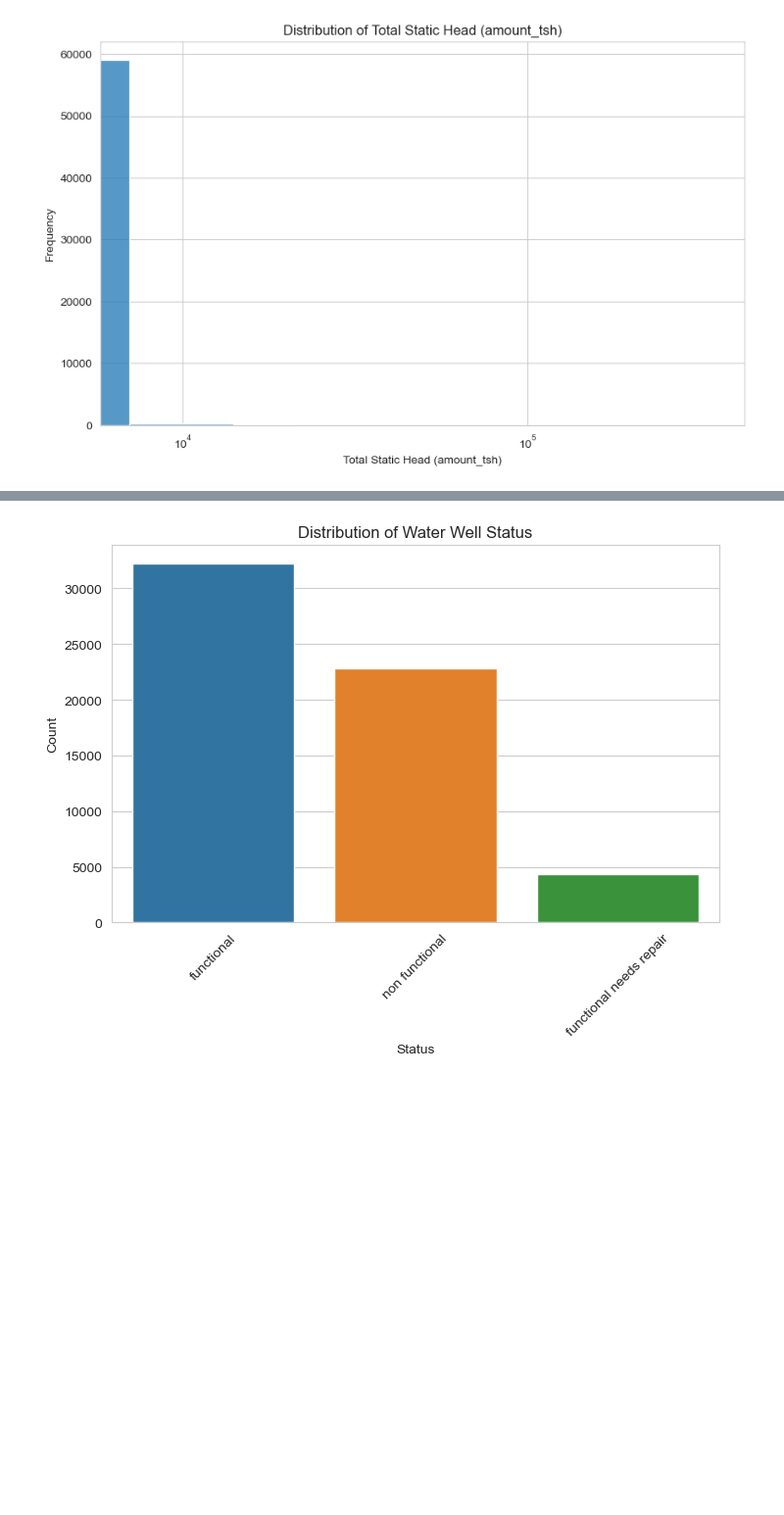
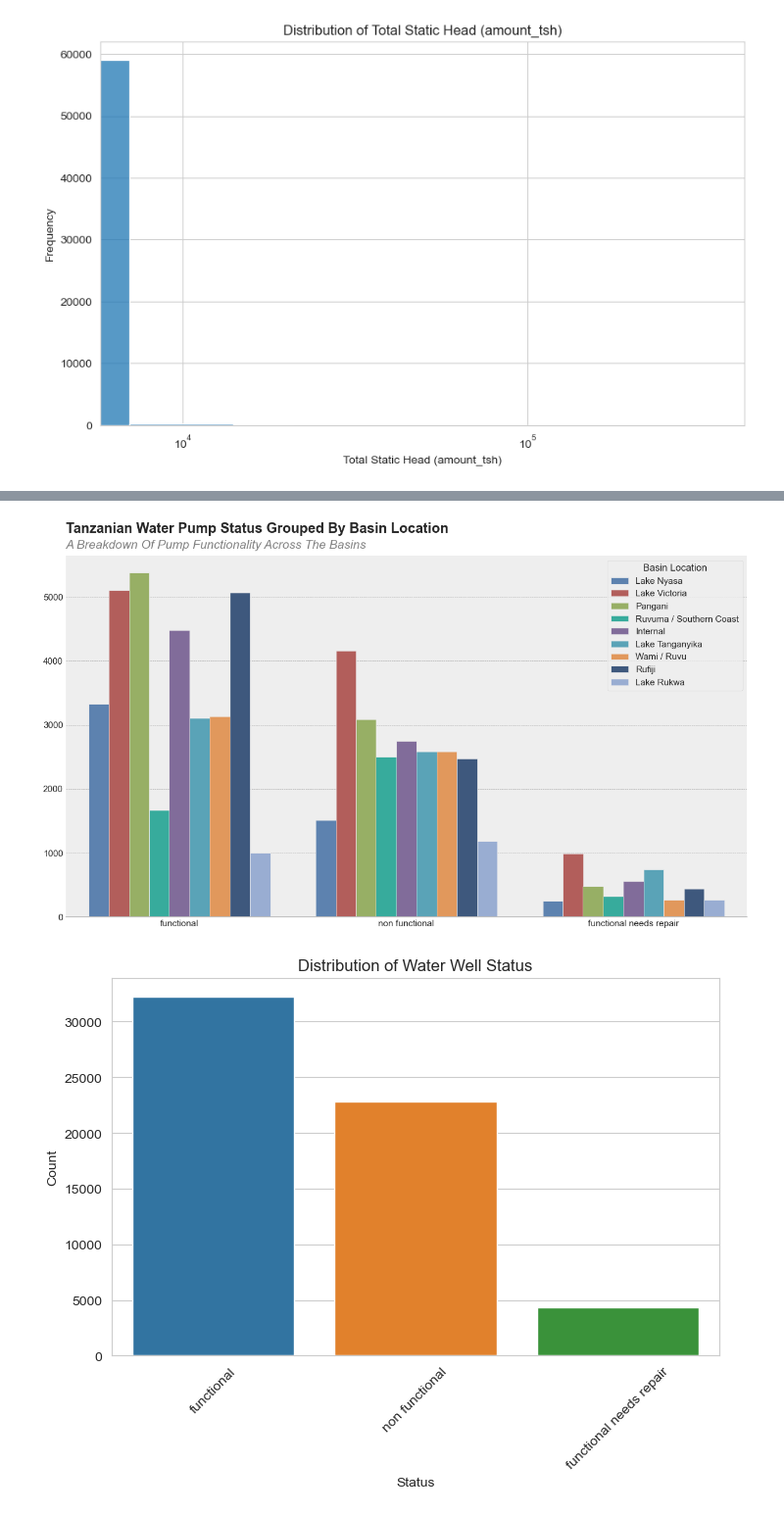
Before and after one commit to PeteZDj/Phase3Project, a Jupyter notebook: index.ipynb, the cells around one changed output, grey strips where cells are left out. Shown at 98% size. Drawn from its saved outputs; the diff is of its cells as text; code cells hidden in the pictures; blank space fills up the shorter version.

```diff
--- a/index.ipynb
+++ b/index.ipynb
@@ -392,3 +461,45 @@ plt.show()
+# %%
+visual = pd.concat([train_values, train_labels], axis=1)
+visual = df.drop(df.columns[0], axis=1)
+# %%
+import seaborn as sns
+import matplotlib.pyplot as plt
+
+# Set the matplotlib style to 'bmh' which stands for Bayesian Methods for Hackers
+plt.style.use('bmh')
+
+# Define a blue theme color palette
+blue_colors = ['#4F81BD', '#C0504D', '#9BBB59', '#23BFAA', '#8064A2',
+               '#4BACC6', '#F79646', '#335687', '#8FAADC', '#C6D9F1']
+
+# Set the Seaborn color palette to the blue theme
+sns.set_palette(blue_colors)
+
+# Create the figure with a specific size
+plt.figure(figsize=(15,8))
+
+# Create the countplot with the "status_group" on the x-axis and "basin" as the hue
+ax = sns.countplot(x="status_group", hue="basin", data=visual)  # Replace 'df' with your actual DataFrame variable
+
+# Add the main title and subtitle with custom positions and styles
+ax.text(s="Tanzanian Water Pump Status Grouped By Basin Location", y=6000, x=-0.5, fontsize=17, fontweight='semibold')
+ax.text(s="A Breakdown Of Pump Functionality Across The Basins", y=5750, x=-0.5, fontsize=15, fontstyle='italic', color='gray')
+
+# Set the legend title
+l = ax.legend()
+l.set_title('Basin Location')
+
+# Despine the plot to remove the top and right spines
+sns.despine(ax=ax, left=True)
+
+# Remove the labels for x and y-axis as per your design
+ax.set_ylabel("")
+ax.set_xlabel("")
+
+# Show the plot
+plt.show()
+# %% [output]
+[figure, added]
 # %%
 plt.figure(figsize=(8, 5))
 sns.countplot(x='status_group', data=train_data)
```
Also changed, not shown: parts of 21 cells of this notebook, 2 other files.
